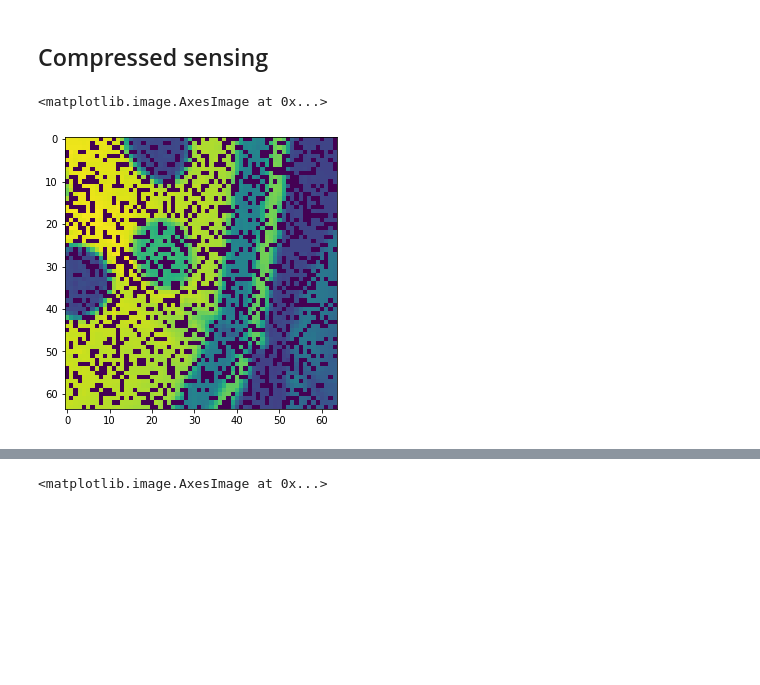
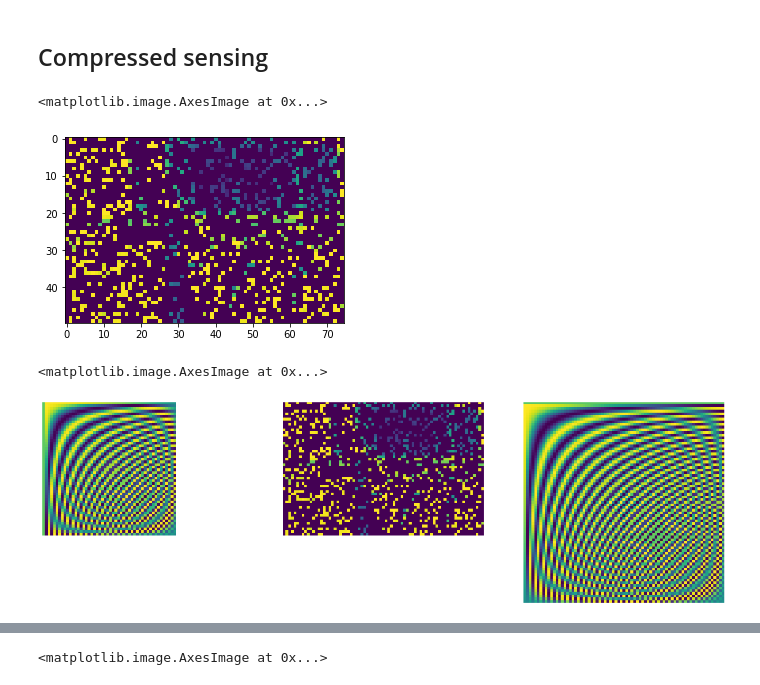
Before and after one commit to maxkapur/CompressedSensing, a Jupyter notebook: PythonCompressedSensing.ipynb, the cells around one changed output, grey strips where cells are left out. Drawn from its saved outputs; the diff is of its cells as text; code cells hidden in the pictures; blank space fills up the shorter version.

```diff
--- a/PythonCompressedSensing.ipynb
+++ b/PythonCompressedSensing.ipynb
@@ -84,17 +187,34 @@ balloon = plt.imread("balloon.tif").astype(int)[:, :, 0]
+# %%
+# Just do one channel
+img = plt.imread("building.tif").astype(int)[100:150, 25:100, 0]
 # %%
 # Percentage of pixels we were allowed to sample
-sampling_density = 0.7
+sampling_density = 0.2
 
 # Boolean index of where samples are taken
-sampling_matrix = np.random.rand(*np.zeros_like(balloon).shape) < sampling_density
+sampling_matrix = np.random.rand(*np.zeros_like(img).shape) < sampling_density
 
 # Image with sampled pixels only
-sampled_image = sampling_matrix * balloon
+sampled_image = sampling_matrix * img
 
 plt.figure(figsize=(5, 5))
-plt.imshow(sampled_image)
+plt.imshow(sampled_image, vmin=0, vmax=255)
 # %% [output]
 <matplotlib.image.AxesImage at 0x...>
-[figure, old version]
+[figure, new version]
+# %%
+# Get the IFFT matrix with this image's dimensions
+# Complex part is approx. 0
+IDCTx = idctn(np.eye(sampled_image.shape[0]), axes=0)
+IDCTy = idctn(np.eye(sampled_image.shape[1]), axes=1)
+
+fig, ax = plt.subplots(1, 3, figsize=(20, 10), sharex="all", sharey="all")
+[ax[i].set_axis_off() for i in range(3)]
+ax[0].imshow(IDCTx)
+ax[1].imshow(sampled_image, vmin=0, vmax=255)
+ax[2].imshow(IDCTy)
+# %% [output]
+<matplotlib.image.AxesImage at 0x...>
+[figure, added]
 # %%
 # Decision variable is Fourier transform coefs
```
Also changed, not shown: parts of 12 cells of this notebook, 4 other files.
